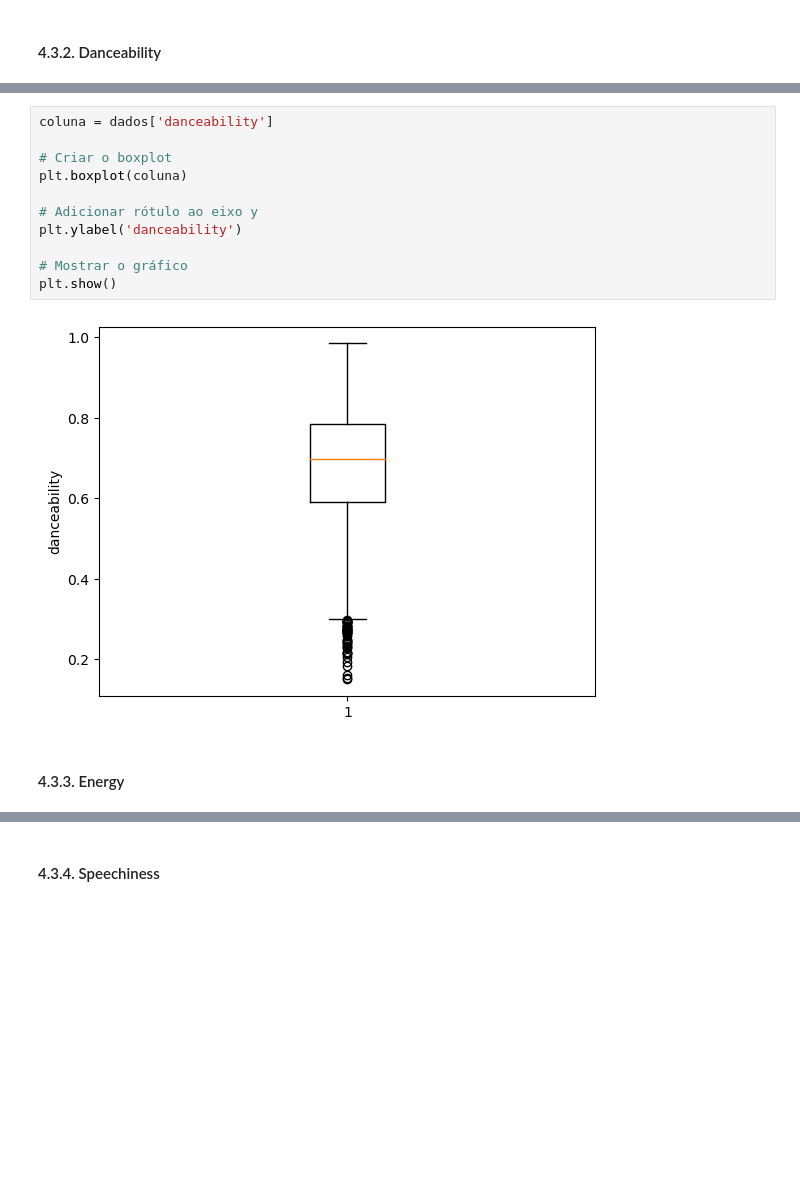
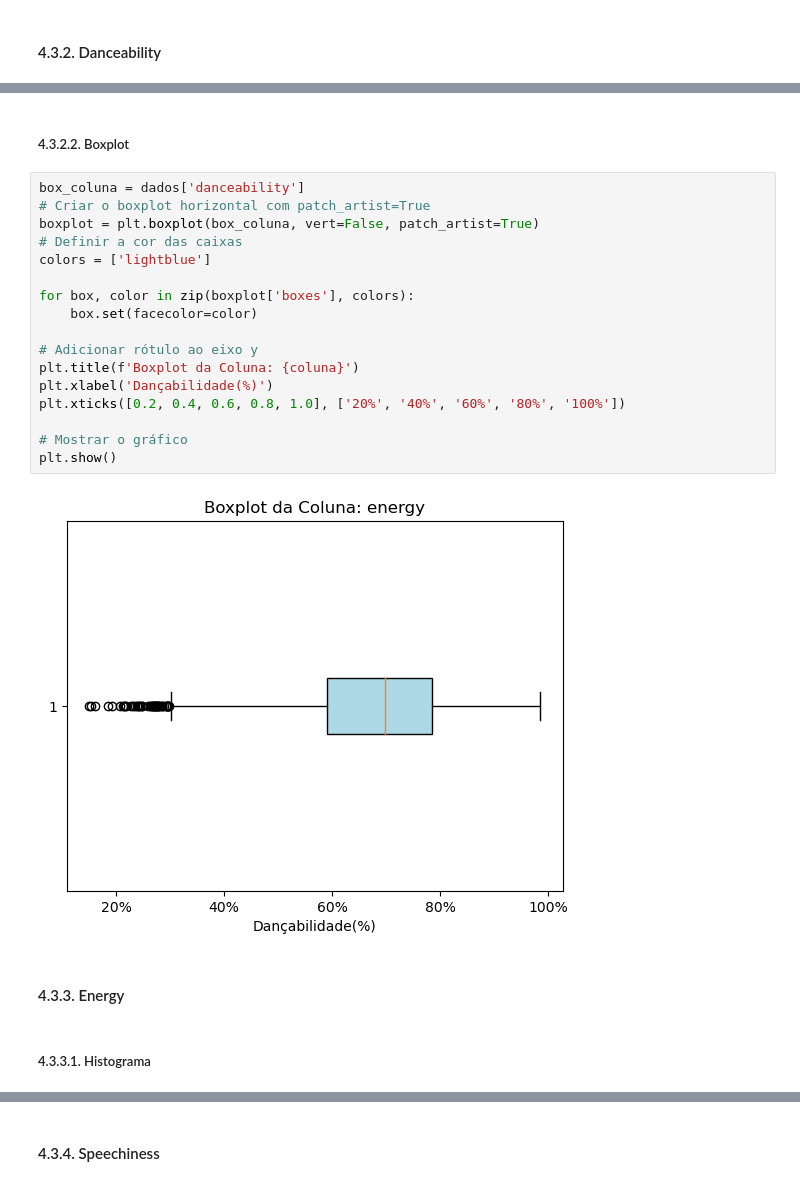
Before and after one commit to EandroC/ExplorandoPrincipaisMusicasDoSpotify, a Jupyter notebook: Analise.ipynb, the cells around one changed output, grey strips where cells are left out. Drawn from its saved outputs; the diff is of its cells as text; blank space fills up the shorter version.

```diff
--- a/Analise.ipynb
+++ b/Analise.ipynb
@@ -615,18 +619,28 @@ plt.show()
+# %% [markdown]
+##### 4\.3\.2\.2\. Boxplot
 # %%
-coluna = dados['danceability']
+box_coluna = dados['danceability']
+# Criar o boxplot horizontal com patch_artist=True
+boxplot = plt.boxplot(box_coluna, vert=False, patch_artist=True)
+# Definir a cor das caixas
+colors = ['lightblue']
 
-# Criar o boxplot
-plt.boxplot(coluna)
+for box, color in zip(boxplot['boxes'], colors):
+    box.set(facecolor=color)
 
 # Adicionar rótulo ao eixo y
-plt.ylabel('danceability')
+plt.title(f'Boxplot da Coluna: {coluna}')
+plt.xlabel('Dançabilidade(%)')
+plt.xticks([0.2, 0.4, 0.6, 0.8, 1.0], ['20%', '40%', '60%', '80%', '100%'])
 
 # Mostrar o gráfico
 plt.show()
 # %% [output]
-[figure, old version]
+[figure, new version]
 # %% [markdown]
 #### 4\.3\.3\. Energy
+# %% [markdown]
+##### 4\.3\.3\.1\. Histograma
 # %%
 coluna = 'energy'
 minimo, central, maximo, min_musica, central_musica, max_musica = calculo_resumos(dados_sem_duplicatas,
```
Also changed, not shown: parts of 22 cells of this notebook.
